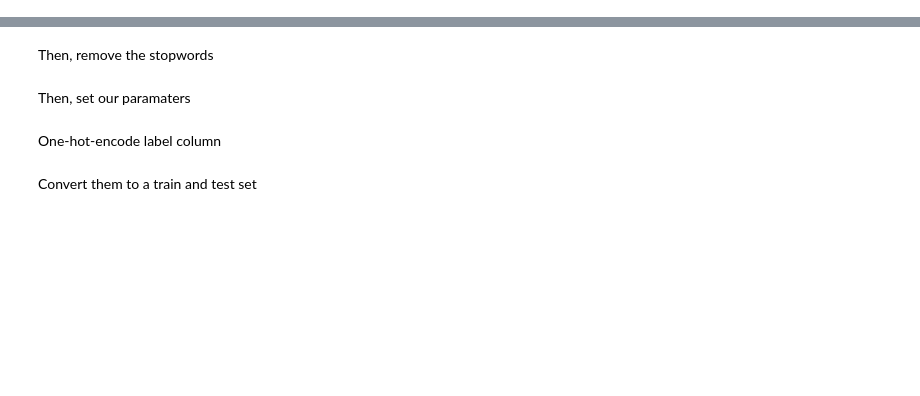
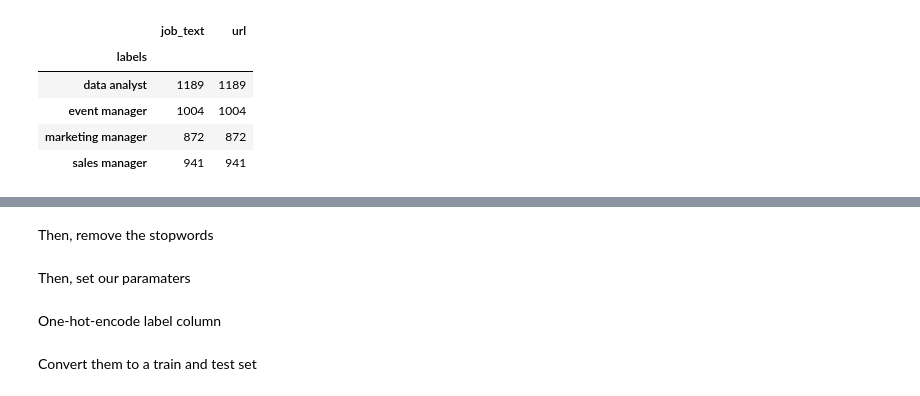
Before and after one commit to robinfaber/cv-app, a Jupyter notebook: cv-model.ipynb, the cells around one changed output, grey strips where cells are left out. Saved outputs shown, nothing was run; the diff lists cells and outputs as text; code cells hidden in the pictures; blank space fills up the shorter version.

```diff
--- a/cv-model.ipynb
+++ b/cv-model.ipynb
@@ -95,0 +199,9 @@ labels = df['labels_num'].to_numpy()
+# %%
+df_upsample.groupby('labels').count() # count per category
+# %% [output]
+|  | job_text | url |
+| labels |  |  |
+| data analyst | 1189 | 1189 |
+| event manager | 1004 | 1004 |
+| marketing manager | 872 | 872 |
+| sales manager | 941 | 941 |
```
Also changed, not shown: parts of 63 cells of this notebook, 13 other files.
